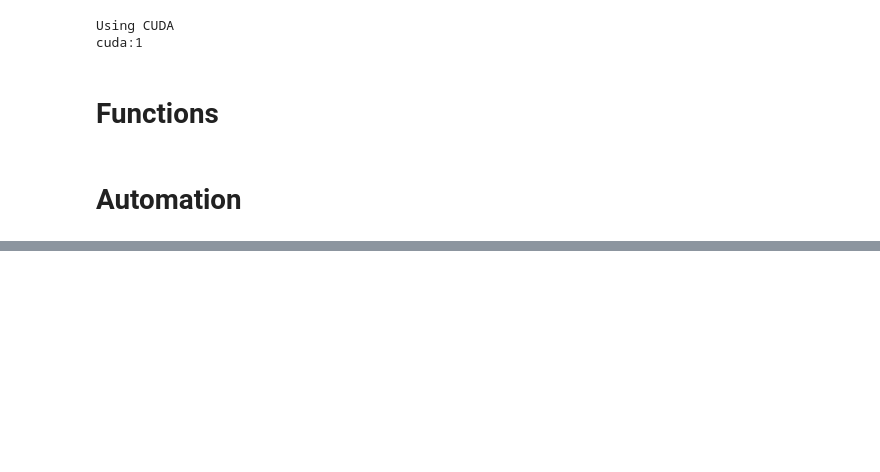
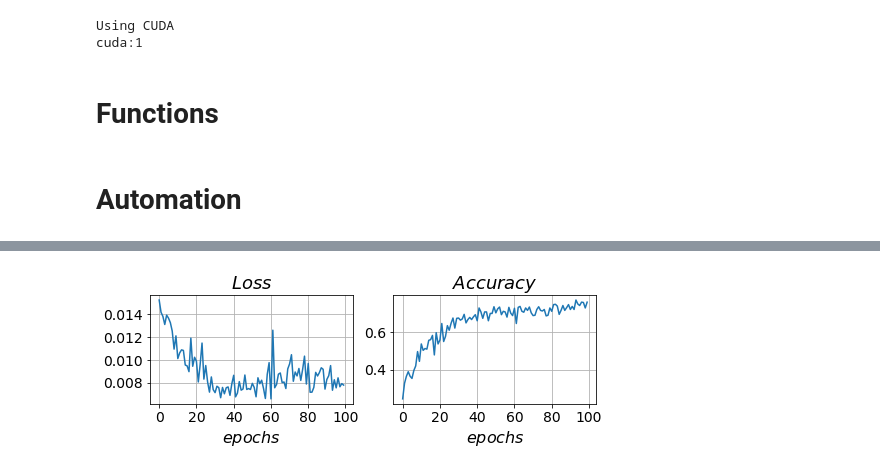
Before and after one commit to JunHoo-Lee/gm4_final_project, a Jupyter notebook: codes/train.ipynb, the cells around one changed output, grey strips where cells are left out. Drawn from its saved outputs; the diff is of its cells as text; code cells hidden in the pictures; blank space fills up the shorter version.

```diff
--- a/codes/train.ipynb
+++ b/codes/train.ipynb
@@ -102,6 +108,7 @@ def classic_setting(
     used_model,
     pacs_ver,
     used_optimizer,
+    is_hyp,
 ):
 
     train_set1 = ImageFolder(
@@ -169,9 +176,9 @@ def classic_setting(
     # 해당 코드 바꾸면 될듯? resnet18 부분..
     elif used_model == "resnet18":
         # load weights pretrained on ImageNet
-        model = resnet18(pretrained=is_pretrained)
-        num_ftrs = model.fc.in_features
-        model.fc = nn.Linear(num_ftrs, len(classes))
+        model = resnet18(pretrained=is_pretrained,is_hyp=is_hyp,c = 0.01, clip_r = 2)
+        #num_ftrs = model.fc.in_features
+        #model.fc = nn.Linear(num_ftrs, 7)
         model = model.to(device)
     elif used_model == "resnet18_classic":
         model = models.resnet18(pretrained=is_pretrained)
@@ -217,6 +224,7 @@ def IDCL_setting(
     used_model,
     pacs_ver,
     used_optimizer,
+    is_hyp,
 ):
 
     check = 1
@@ -301,9 +309,9 @@ def IDCL_setting(
         model.AuxLogits.fc.out_features = 7
         model.fc.out_features = 7
     elif used_model == "resnet18":
-        model = resnet18(pretrained=is_pretrained,c = 0.01, clip_r = 2)
-        num_ftrs = model.fc.in_features
-        model.fc = nn.Linear(num_ftrs, 7)
+        model = resnet18(pretrained=is_pretrained,is_hyp=is_hyp,c = 0.01, clip_r = 2)
+        #num_ftrs = model.fc.in_features
+        #model.fc = nn.Linear(num_ftrs, 7)
         model = model.to(device)
     elif used_model == "resnet18_classic":
         model = models.resnet18(pretrained=is_pretrained)
@@ -455,0 +603,65 @@ Avg acc (val): 0.7345
+# %%
+#is_selfreg = False
+save_model_setting(model_settings, used_model, domains, dataset, save_name)
+set_train = IDCL_setting if is_idcl else classic_setting
+temp_dict = {
+    "device": device,
+    "epochs": epochs,
+    "criterion": criterion,
+    "is_selfreg": is_selfreg,
+    "is_idcl": is_idcl,
+}
+
+paper_performance = [95.66,79.89,75.61,73.33]
+
+for i in range(1, number_of_tests + 1):
+    try_check = i
+
+    for test_idx in [3, 2, 1, 0]:
+
+        ##########################
+        ####   Setting Train  ####
+        ##########################
+
+        model_sets = [
+            test_idx,
+            domains,
+            batch_size,
+            is_pretrained,
+            train_tf,
+            test_tf,
+            used_model,
+            pacs_ver,
+            used_optimizer,
+            is_hyp,
+        ]
+        train_settings, test_loader = set_train(*model_sets)
+        train_settings.update(temp_dict)
+
+        save_dir = save_route(test_idx, domains, dataset, save_name, used_model)
+        print("save_dir", save_dir)
+
+        try:
+            if not os.path.exists(save_dir):
+                os.makedirs(save_dir)
+        except:
+            print("Error : Creating directory. " + save_dir)
+
+        ##########################
+        ####     Training     ####
+        #####################p#####
+
+        model, losses, accuracies = train(**train_settings)
+        test_accuracy = test(
+            device, model, criterion, test_loader, used_model, save_dir, try_check
+        )
+        print("Paper accuracy: ",paper_performance[test_idx])
+
+        total_result_text_path = os.path.join(save_dir, "test_total_result.txt")
+        with open(total_result_text_path, "a") as f:
+            print(test_accuracy)
+            f.write(str(test_accuracy) + "\n")
+
+        plotting(losses, accuracies, used_model, save_dir, is_pretrained, try_check)
+#         save_model(model, used_model, save_dir, is_pretrained, try_check)
+# %% [output]
@@ -455,0 +685 @@ Avg acc (val): 0.7345
+[figure, added]
```
Also changed, not shown: parts of 7 cells of this notebook, 18 other files.
